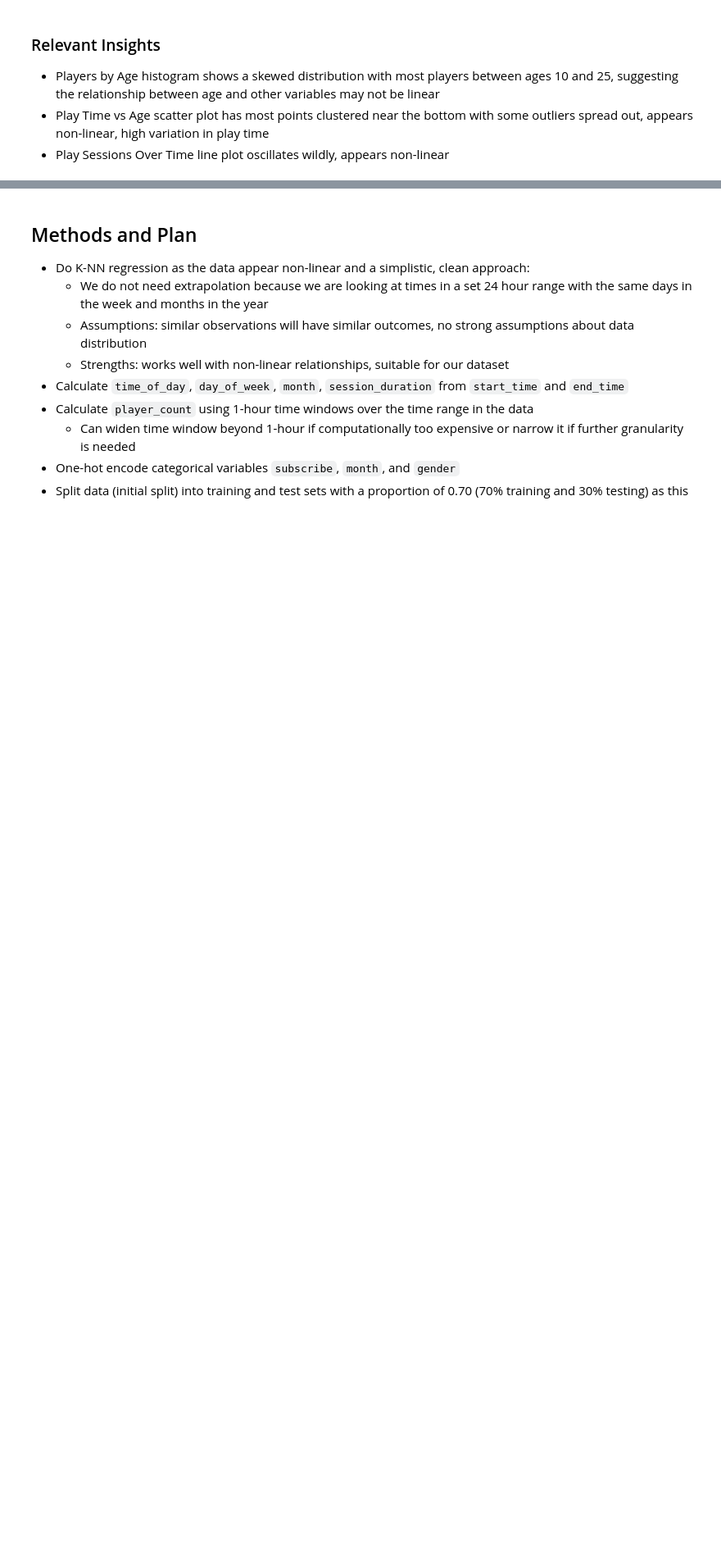
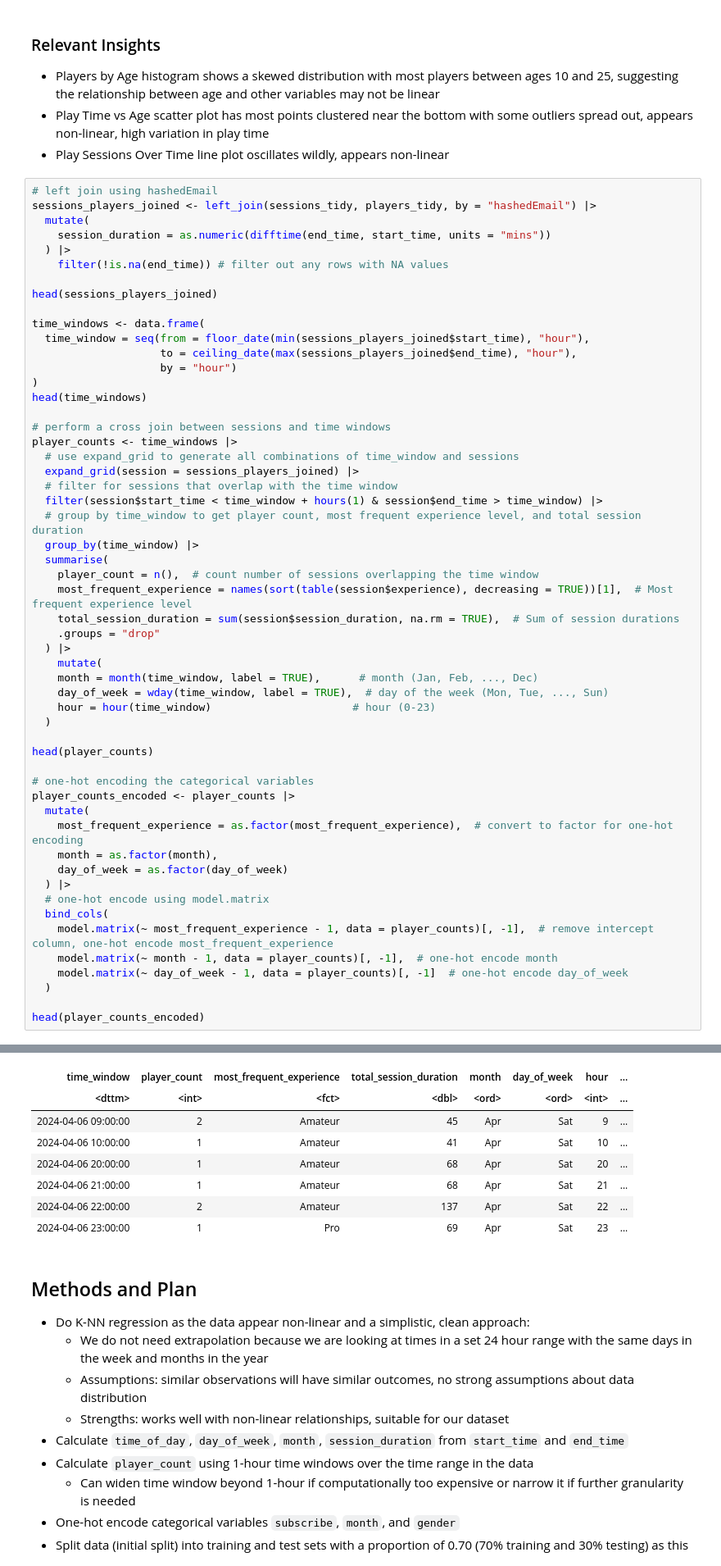
Before and after one commit to xhgchen/dsci-100-2024w1-group-008-17, a Jupyter notebook: project_final_report_008-17.ipynb, the cells around one changed output, grey strips where cells are left out. Shown at 82% size. Cells and saved outputs as stored; diff of their text form; blank space fills up the shorter version.

Commit message:
One-hot encode categoricals

```diff
--- a/project_final_report_008-17.ipynb
+++ b/project_final_report_008-17.ipynb
@@ -281,3 +215,58 @@ A tibble: 6 × 7
 - Players by Age histogram shows a skewed distribution with most players between ages 10 and 25, suggesting the relationship between age and other variables may not be linear
 - Play Time vs Age scatter plot has most points clustered near the bottom with some outliers spread out, appears non-linear, high variation in play time
 - Play Sessions Over Time line plot oscillates wildly, appears non-linear
+# %%
+# left join using hashedEmail
+sessions_players_joined <- left_join(sessions_tidy, players_tidy, by = "hashedEmail") |>
+  mutate(
+    session_duration = as.numeric(difftime(end_time, start_time, units = "mins"))
+  ) |>
+    filter(!is.na(end_time)) # filter out any rows with NA values
+
+head(sessions_players_joined)
+
+time_windows <- data.frame(
+  time_window = seq(from = floor_date(min(sessions_players_joined$start_time), "hour"),
+                    to = ceiling_date(max(sessions_players_joined$end_time), "hour"),
+                    by = "hour")
+)
+head(time_windows)
+
+# perform a cross join between sessions and time windows
+player_counts <- time_windows |>
+  # use expand_grid to generate all combinations of time_window and sessions
+  expand_grid(session = sessions_players_joined) |>
+  # filter for sessions that overlap with the time window
+  filter(session$start_time < time_window + hours(1) & session$end_time > time_window) |>
+  # group by time_window to get player count, most frequent experience level, and total session duration
+  group_by(time_window) |>
+  summarise(
+    player_count = n(),  # count number of sessions overlapping the time window
+    most_frequent_experience = names(sort(table(session$experience), decreasing = TRUE))[1],  # Most frequent experience level
+    total_session_duration = sum(session$session_duration, na.rm = TRUE),  # Sum of session durations
+    .groups = "drop"
+  ) |>
+    mutate(
+    month = month(time_window, label = TRUE),      # month (Jan, Feb, ..., Dec)
+    day_of_week = wday(time_window, label = TRUE),  # day of the week (Mon, Tue, ..., Sun)
+    hour = hour(time_window)                      # hour (0-23)
+  )
+
+head(player_counts)
+
+# one-hot encoding the categorical variables
+player_counts_encoded <- player_counts |>
+  mutate(
+    most_frequent_experience = as.factor(most_frequent_experience),  # convert to factor for one-hot encoding
+    month = as.factor(month),
+    day_of_week = as.factor(day_of_week)
+  ) |>
+  # one-hot encode using model.matrix
+  bind_cols(
+    model.matrix(~ most_frequent_experience - 1, data = player_counts)[, -1],  # remove intercept column, one-hot encode most_frequent_experience
+    model.matrix(~ month - 1, data = player_counts)[, -1],  # one-hot encode month
+    model.matrix(~ day_of_week - 1, data = player_counts)[, -1]  # one-hot encode day_of_week
+  )
+
+head(player_counts_encoded)
+# %% [output]
@@ -284,3 +301,11 @@ A tibble: 6 × 7
+| time_window | player_count | most_frequent_experience | total_session_duration | month | day_of_week | hour | ... |
+| <dttm> | <int> | <fct> | <dbl> | <ord> | <ord> | <int> | ... |
+| 2024-04-06 09:00:00 | 2 | Amateur | 45 | Apr | Sat | 9 | ... |
+| 2024-04-06 10:00:00 | 1 | Amateur | 41 | Apr | Sat | 10 | ... |
+| 2024-04-06 20:00:00 | 1 | Amateur | 68 | Apr | Sat | 20 | ... |
+| 2024-04-06 21:00:00 | 1 | Amateur | 68 | Apr | Sat | 21 | ... |
+| 2024-04-06 22:00:00 | 2 | Amateur | 137 | Apr | Sat | 22 | ... |
+| 2024-04-06 23:00:00 | 1 | Pro | 69 | Apr | Sat | 23 | ... |
 # %% [markdown]
 ## Methods and Plan
 - Do K-NN regression as the data appear non-linear and a simplistic, clean approach:
```
Also changed, not shown: parts of 2 cells of this notebook.
